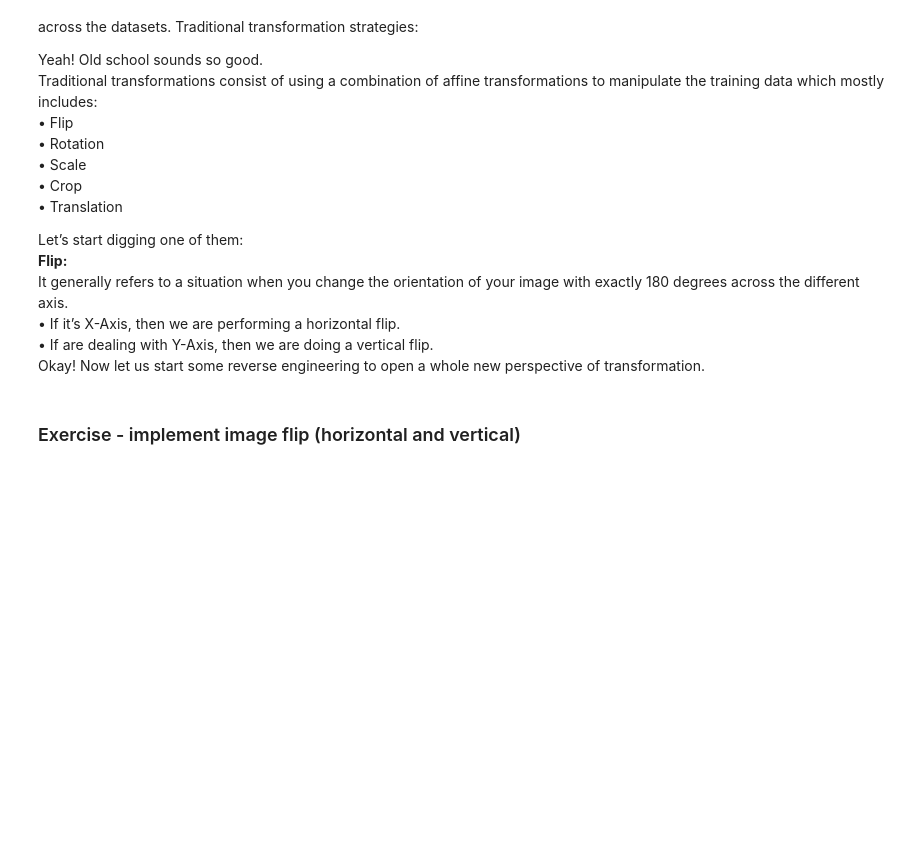
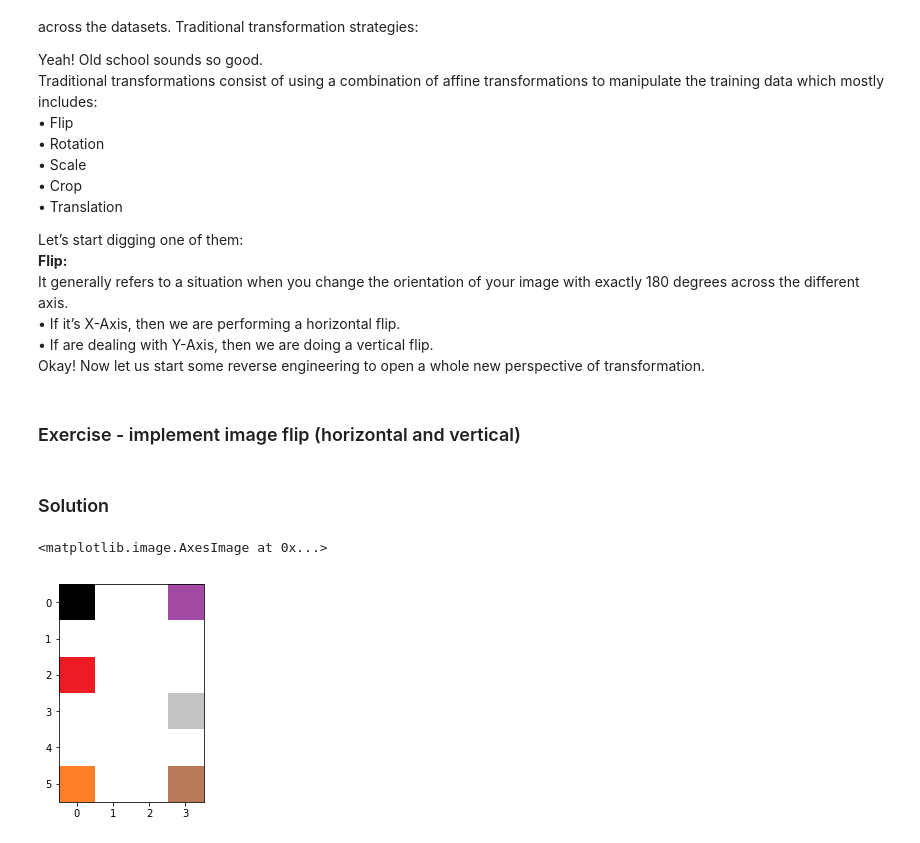
Before and after one commit to ingus-t/ML-AI, a Jupyter notebook: Notes/Novice_AI.ipynb, the cells around one changed output. Saved outputs shown, nothing was run; the diff lists cells and outputs as text; code cells hidden in the pictures; blank space fills up the shorter version.

```diff
--- a/Notes/Novice_AI.ipynb
+++ b/Notes/Novice_AI.ipynb
@@ -593,3 +599,5 @@ It generally refers to a situation when you change the orientation of your image
 Okay! Now let us start some reverse engineering to open a whole new perspective of transformation.
 # %% [markdown]
 ### Exercise - implement image flip (horizontal and vertical)
+# %% [markdown]
+### Solution
@@ -595,0 +640,6 @@ Okay! Now let us start some reverse engineering to open a whole new perspective
+# %%
+image = plt.imread('4x6.png')
+plt.imshow(image)
+# %% [output]
+<matplotlib.image.AxesImage at 0x...>
+[figure, added]
```
Also changed, not shown: parts of 23 cells of this notebook.
